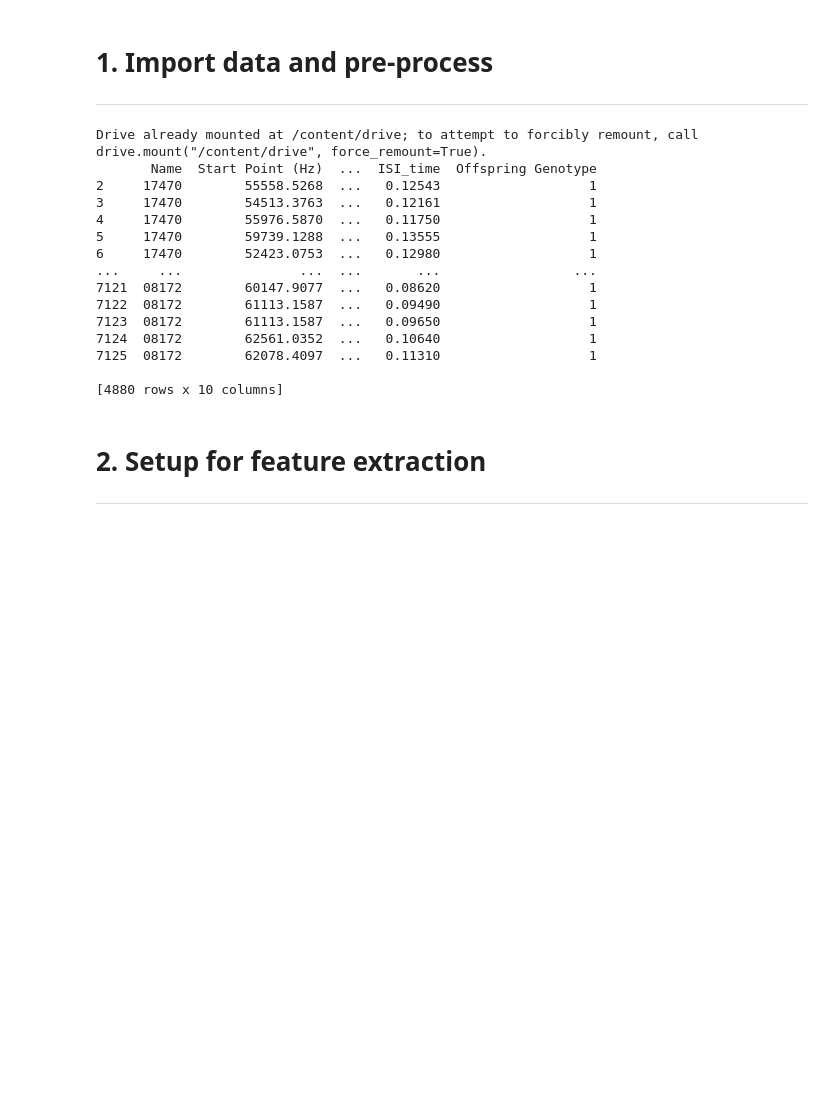
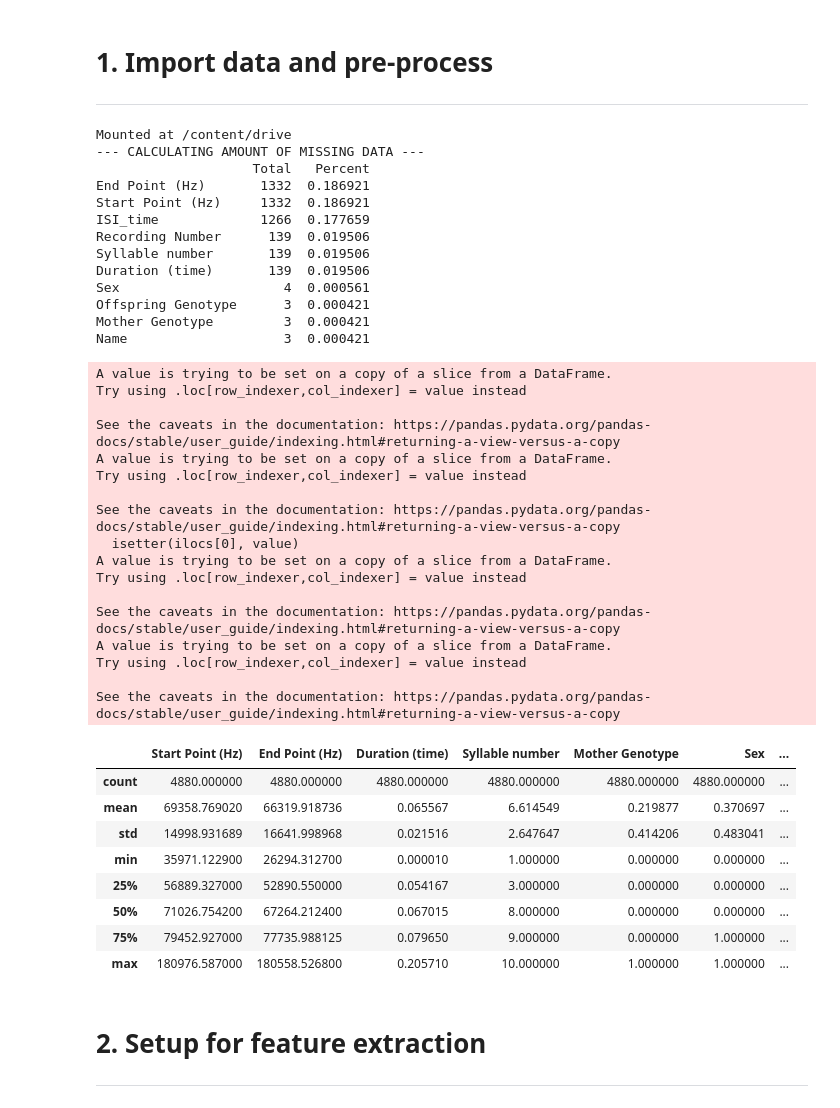
Before and after one commit to etgins/Mice_ASD_Diagnosis, a Jupyter notebook: audio_feature_extraction_REDUCTION_BY_RECORDING.ipynb, the cells around one changed output. Saved outputs shown, nothing was run; the diff lists cells and outputs as text; code cells hidden in the pictures; blank space fills up the shorter version.

```diff
--- a/audio_feature_extraction_REDUCTION_BY_RECORDING.ipynb
+++ b/audio_feature_extraction_REDUCTION_BY_RECORDING.ipynb
@@ -29,7 +29,19 @@ dataset = pd.read_excel('/content/drive/MyDrive/Project_A/Project_A_files/comple
 
 # extract only the relevant columns / features
 X = dataset[["Name", "Start Point (Hz)", "End Point (Hz)", "Duration (time)", "Syllable number", "Recording Number", "Mother Genotype", "Sex", "ISI_time", "Offspring Genotype"]]
-# clean NaN values from dataset or X
+
+
+
+#missing data
+print("--- CALCULATING AMOUNT OF MISSING DATA ---")
+total = X.isnull().sum().sort_values(ascending=False)
+percent = (X.isnull().sum()/X.isnull().count()).sort_values(ascending=False)
+missing_data = pd.concat([total, percent], axis=1, keys=['Total', 'Percent'])
+print(missing_data.head(20))
+
+
+
+# drop data with missing values from dataset or X - TODO: find a better solution / retrieve from research team
 X = X.dropna(axis = 0, how='any')
 # print(X)
 
@@ -58,50 +70,74 @@ X[["Offspring Genotype"]] = y
 y = X[["Sex"]]
 # print(y)
 # encode labels
 l1 = LabelEncoder()
 l1.fit(y)
 y = l1.transform(y)
 X[["Sex"]] = y
-print(X)
+# print(X)
 
 
 # convert duration to micro-seconds from 'datetime.time' type to 'timedelta' object
 # from datetime import datetime
 # duration_vec = X[["Duration (time)"]]
 # # print(duration_vec)
 # duration_vec2 = np.array(duration_vec)
 # # print(duration_vec2)
 # duration_vec3 = np.zeros([1, np.size(duration_vec2)])
 # # print(duration_vec3)
 # for i in range (len(duration_vec)):
 #   duration_single = duration_vec2[i,0]
 #   # print(duration_single)
 #   # duration_vec3[0,i] = int(duration_single.strftime(format = '%f'))
 #   # print(duration_vec3[0,i])
 # # X[["Duration (s)"]] = duration_vec2
 # X[["Duration (s)"]] = np.transpose(duration_vec2)
 # print(X)
 
 
 
 
-# X.describe()
+X.describe()
 # %% [output]
-Drive already mounted at /content/drive; to attempt to forcibly remount, call drive.mount("/content/drive", force_remount=True).
-       Name  Start Point (Hz)  ...  ISI_time  Offspring Genotype
-2     17470        55558.5268  ...   0.12543                   1
-3     17470        54513.3763  ...   0.12161                   1
-4     17470        55976.5870  ...   0.11750                   1
-5     17470        59739.1288  ...   0.13555                   1
-6     17470        52423.0753  ...   0.12980                   1
-...     ...               ...  ...       ...                 ...
-7121  08172        60147.9077  ...   0.08620                   1
-7122  08172        61113.1587  ...   0.09490                   1
-7123  08172        61113.1587  ...   0.09650                   1
-7124  08172        62561.0352  ...   0.10640                   1
-7125  08172        62078.4097  ...   0.11310                   1
-
-[4880 rows x 10 columns]
+Mounted at /content/drive
+--- CALCULATING AMOUNT OF MISSING DATA ---
+                    Total   Percent
+End Point (Hz)       1332  0.186921
+Start Point (Hz)     1332  0.186921
+ISI_time             1266  0.177659
+Recording Number      139  0.019506
+Syllable number       139  0.019506
+Duration (time)       139  0.019506
+Sex                     4  0.000561
+Offspring Genotype      3  0.000421
+Mother Genotype         3  0.000421
+Name                    3  0.000421
+A value is trying to be set on a copy of a slice from a DataFrame.
+Try using .loc[row_indexer,col_indexer] = value instead
+
+See the caveats in the documentation: https://pandas.pydata.org/pandas-docs/stable/user_guide/indexing.html#returning-a-view-versus-a-copy
+A value is trying to be set on a copy of a slice from a DataFrame.
+Try using .loc[row_indexer,col_indexer] = value instead
+
+See the caveats in the documentation: https://pandas.pydata.org/pandas-docs/stable/user_guide/indexing.html#returning-a-view-versus-a-copy
+  isetter(ilocs[0], value)
+A value is trying to be set on a copy of a slice from a DataFrame.
+Try using .loc[row_indexer,col_indexer] = value instead
+
+See the caveats in the documentation: https://pandas.pydata.org/pandas-docs/stable/user_guide/indexing.html#returning-a-view-versus-a-copy
+A value is trying to be set on a copy of a slice from a DataFrame.
+Try using .loc[row_indexer,col_indexer] = value instead
+
+See the caveats in the documentation: https://pandas.pydata.org/pandas-docs/stable/user_guide/indexing.html#returning-a-view-versus-a-copy
+|  | Start Point (Hz) | End Point (Hz) | Duration (time) | Syllable number | Mother Genotype | Sex | ... |
+| count | 4880.000000 | 4880.000000 | 4880.000000 | 4880.000000 | 4880.000000 | 4880.000000 | ... |
+| mean | 69358.769020 | 66319.918736 | 0.065567 | 6.614549 | 0.219877 | 0.370697 | ... |
+| std | 14998.931689 | 16641.998968 | 0.021516 | 2.647647 | 0.414206 | 0.483041 | ... |
+| min | 35971.122900 | 26294.312700 | 0.000010 | 1.000000 | 0.000000 | 0.000000 | ... |
+| 25% | 56889.327000 | 52890.550000 | 0.054167 | 3.000000 | 0.000000 | 0.000000 | ... |
+| 50% | 71026.754200 | 67264.212400 | 0.067015 | 8.000000 | 0.000000 | 0.000000 | ... |
+| 75% | 79452.927000 | 77735.988125 | 0.079650 | 9.000000 | 0.000000 | 1.000000 | ... |
+| max | 180976.587000 | 180558.526800 | 0.205710 | 10.000000 | 1.000000 | 1.000000 | ... |
 # %% [markdown]
 # **2. Setup for feature extraction**
 
```
Also changed, not shown: parts of 2 cells of this notebook.
